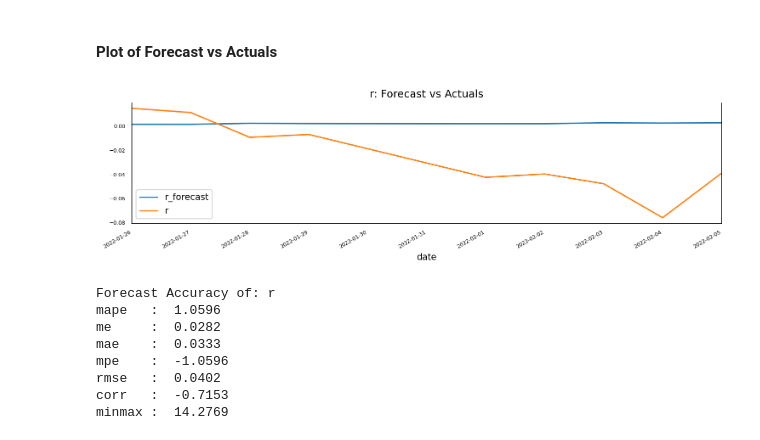
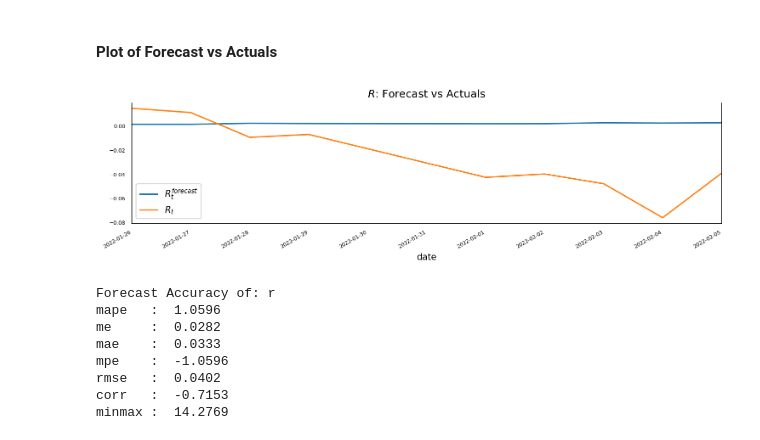
Before and after one commit to JustJAG/Asset-allocation-model, a Jupyter notebook: Othoz.ipynb, the cells around one changed output. Saved outputs shown, nothing was run; the diff lists cells and outputs as text; code cells hidden in the pictures.

```diff
--- a/Othoz.ipynb
+++ b/Othoz.ipynb
@@ -295,18 +295,18 @@ Here I predicted last 9 periods (that were not used for training) using the mode
 #### Plot of Forecast vs Actuals
 # %%
 fig, axes = plt.subplots(nrows=1, ncols=1, dpi=150, figsize=(10,3))
-df_forecast['r_forecast'].plot(legend=True, ax=axes).autoscale(axis='x',tight=True)
-df_test[col][-nobs:].plot(legend=True, ax=axes);
-axes.set_title(col + ": Forecast vs Actuals")
+df_forecast['r_forecast'].plot(label = '$R^{forecast}_t$', legend=True, ax=axes).autoscale(axis='x',tight=True)
+df_test[col][-nobs:].plot(label = '$R_t$',legend=True, ax=axes);
+axes.set_title("$R$: Forecast vs Actuals")
 axes.xaxis.set_ticks_position('none')
 axes.yaxis.set_ticks_position('none')
 axes.spines["top"].set_alpha(0)
 axes.tick_params(labelsize=6)
 
 
 plt.tight_layout();
 # %% [output]
-[figure, old version]
+[figure, new version]
 # %%
 from statsmodels.tsa.stattools import acf
 def forecast_accuracy(forecast, actual):
```
Also changed, not shown: parts of 12 cells of this notebook.
